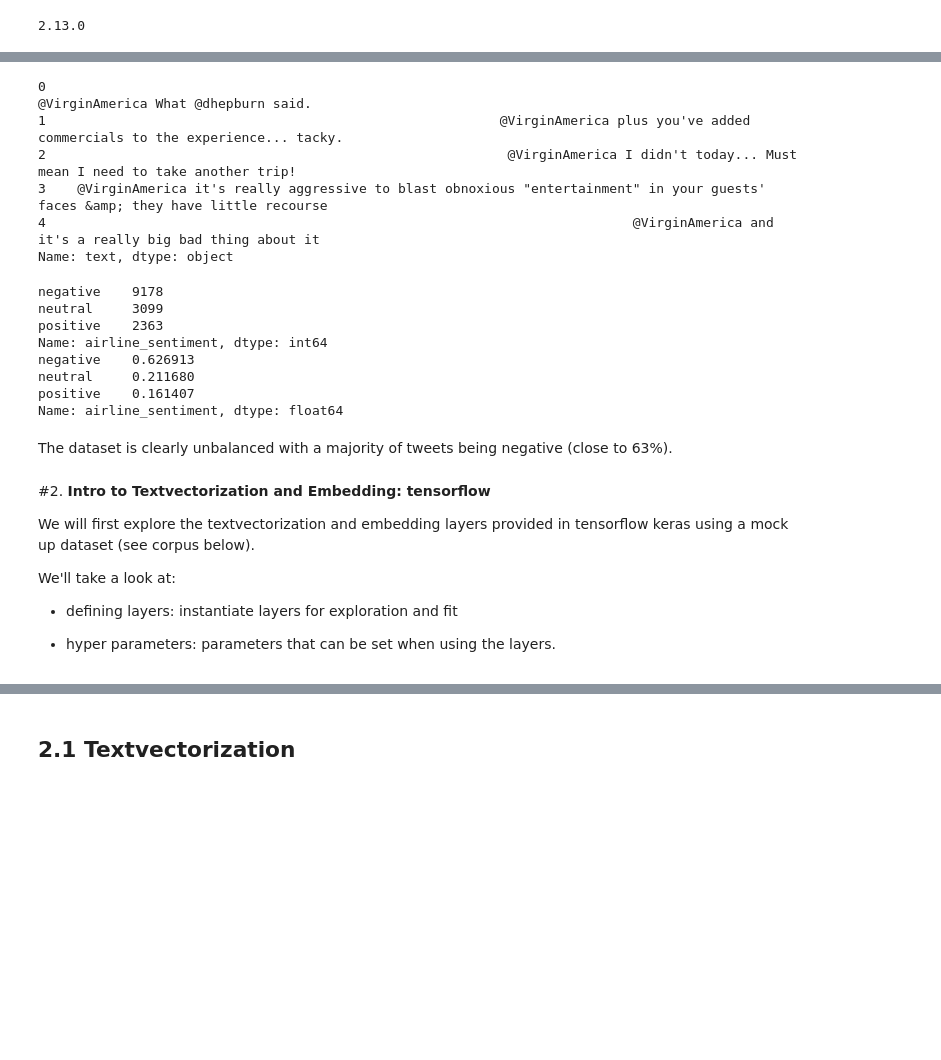
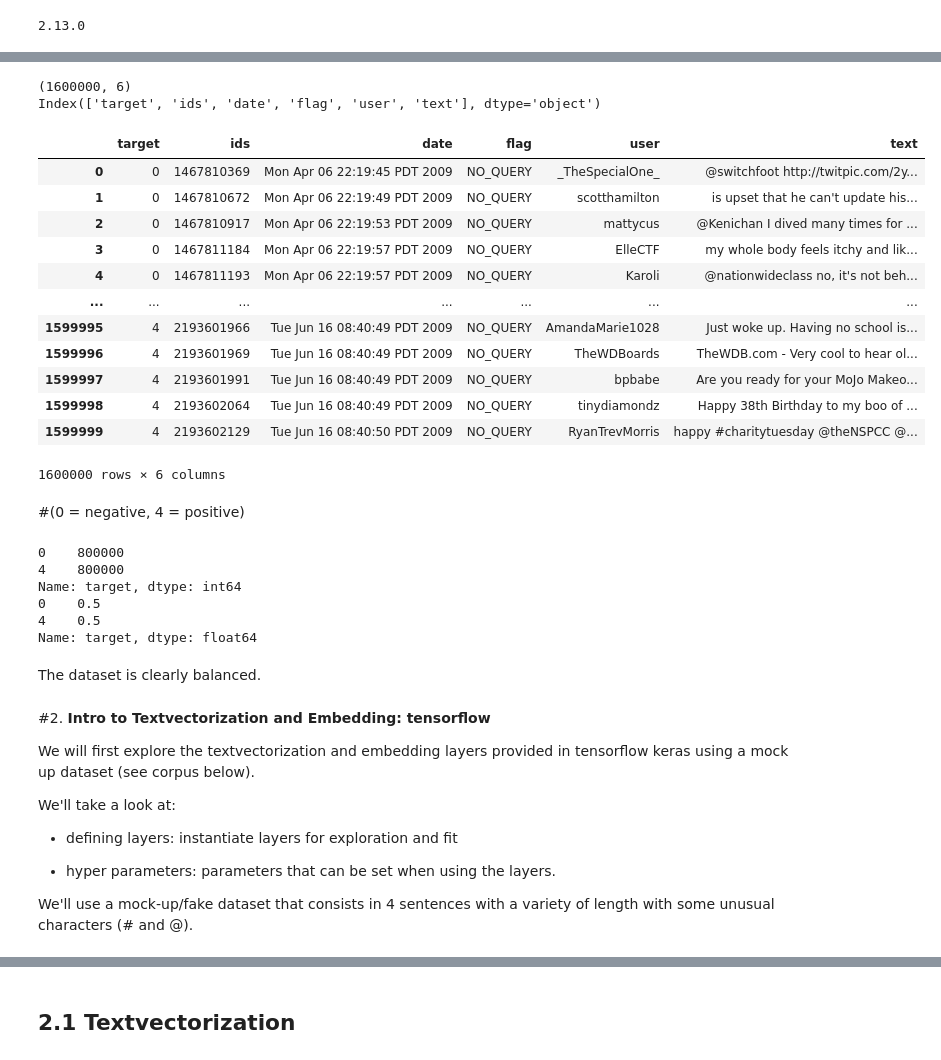
Before and after one commit to bparment1/deep-learning-nlp-intro, a Jupyter notebook: DNN_and_embedding_NLP_deep_learning.ipynb, the cells around one changed output, grey strips where cells are left out. Cells and saved outputs as stored; diff of their text form; code cells hidden in the pictures; blank space fills up the shorter version.

Commit message:
training models adding callback

```diff
--- a/DNN_and_embedding_NLP_deep_learning.ipynb
+++ b/DNN_and_embedding_NLP_deep_learning.ipynb
@@ -275,11 +275,14 @@ It is good practice to set all parameters and input arguments at the beginning o
 in_dir = '/content/gdrive/MyDrive/Colab Notebooks/deep-learning-nlp-intro/DNN_and_embedding_nlp/data'
 out_dir = '/content/gdrive/MyDrive/Colab Notebooks/deep-learning-nlp-intro/DNN_and_embedding_nlp/'
 
-in_filename = 'Tweets.csv'
-out_suffix = 'DNN_embedding_nlp_2024-01-29'
+#in_filename = 'Tweets.csv'
+in_filename = 'training.1600000.processed.noemoticon.csv'
+in_filename_cleaned = 'df_tweets_sentiment140_cleaned.csv'
+out_suffix = 'DNN_embedding_nlp_2024-03-06'
 test_proportion = 0.2
 random_seed= 42
 create_out_dir = True
+run_preprocess = False
 
 #ARG 7
 ## Input data
@@ -294,6 +297,7 @@ model_path = None
 #ARG 10
 epoch_val = 100
 #ARG 11
+run_preprocess = False
 # %%
 ################# START SCRIPT ###############################
 
@@ -394,26 +372,50 @@ Index(['tweet_id', 'airline_sentiment', 'airline_sentiment_confidence',
-# %%
-print(df['text'].head())
-# %% [output]
-0                                                                                               @VirginAmerica What @dhepburn said.
-1                                                          @VirginAmerica plus you've added commercials to the experience... tacky.
-2                                                           @VirginAmerica I didn't today... Must mean I need to take another trip!
-3    @VirginAmerica it's really aggressive to blast obnoxious "entertainment" in your guests' faces &amp; they have little recourse
-4                                                                           @VirginAmerica and it's a really big bad thing about it
-Name: text, dtype: object
+# %%
+#https://www.kaggle.com/datasets/kazanova/sentiment140/code
+#df = pd.read_csv(os.path.join(in_dir,in_filename),encoding='latin-1')
+df = pd.read_csv(os.path.join(in_dir,in_filename),header=None,encoding='latin-1')
+
+#target: the polarity of the tweet (0 = negative, 2 = neutral, 4 = positive)
+#ids: The id of the tweet ( 2087)
+#date: the date of the tweet (Sat May 16 23:58:44 UTC 2009)
+#flag: The query (lyx). If there is no query, then this value is NO_QUERY.
+#user: the user that tweeted (robotickilldozr)
+#text: the text of the tweet (Lyx is cool)
+
+column_names = ['target','ids','date','flag','user','text']
+df.columns = column_names
+print(df.shape)
+print(df.columns)
+df
+# %% [output]
+(1600000, 6)
+Index(['target', 'ids', 'date', 'flag', 'user', 'text'], dtype='object')
+|  | target | ids | date | flag | user | text |
+| 0 | 0 | 1467810369 | Mon Apr 06 22:19:45 PDT 2009 | NO_QUERY | _TheSpecialOne_ | @switchfoot http://twitpic.com/2y... |
+| 1 | 0 | 1467810672 | Mon Apr 06 22:19:49 PDT 2009 | NO_QUERY | scotthamilton | is upset that he can't update his... |
+| 2 | 0 | 1467810917 | Mon Apr 06 22:19:53 PDT 2009 | NO_QUERY | mattycus | @Kenichan I dived many times for ... |
+| 3 | 0 | 1467811184 | Mon Apr 06 22:19:57 PDT 2009 | NO_QUERY | ElleCTF | my whole body feels itchy and lik... |
+| 4 | 0 | 1467811193 | Mon Apr 06 22:19:57 PDT 2009 | NO_QUERY | Karoli | @nationwideclass no, it's not beh... |
+| ... | ... | ... | ... | ... | ... | ... |
+| 1599995 | 4 | 2193601966 | Tue Jun 16 08:40:49 PDT 2009 | NO_QUERY | AmandaMarie1028 | Just woke up. Having no school is... |
+| 1599996 | 4 | 2193601969 | Tue Jun 16 08:40:49 PDT 2009 | NO_QUERY | TheWDBoards | TheWDB.com - Very cool to hear ol... |
+| 1599997 | 4 | 2193601991 | Tue Jun 16 08:40:49 PDT 2009 | NO_QUERY | bpbabe | Are you ready for your MoJo Makeo... |
+| 1599998 | 4 | 2193602064 | Tue Jun 16 08:40:49 PDT 2009 | NO_QUERY | tinydiamondz | Happy 38th Birthday to my boo of ... |
+| 1599999 | 4 | 2193602129 | Tue Jun 16 08:40:50 PDT 2009 | NO_QUERY | RyanTrevMorris | happy #charitytuesday @theNSPCC @... |
+1600000 rows × 6 columns
+# %% [markdown]
+ #(0 = negative, 4 = positive)
 # %%
-print(df['airline_sentiment'].value_counts())
-print(df['airline_sentiment'].value_counts(normalize=True))
+print(df['target'].value_counts())
+print(df['target'].value_counts(normalize=True))
 # %% [output]
-negative    9178
-neutral     3099
-positive    2363
-Name: airline_sentiment, dtype: int64
-negative    0.626913
-neutral     0.211680
-positive    0.161407
-Name: airline_sentiment, dtype: float64
+0    800000
+4    800000
+Name: target, dtype: int64
+0    0.5
+4    0.5
+Name: target, dtype: float64
-# %% [markdown]
-The dataset is clearly unbalanced with a majority of tweets being negative (close to 63%).
+# %% [markdown]
+The dataset is clearly balanced.
 # %% [markdown]
 #2. **Intro to Textvectorization and Embedding: tensorflow**
 
@@ -424,6 +426,8 @@ We'll take a look at:
 - defining layers: instantiate layers for exploration and fit
 
 - hyper parameters: parameters that can be set when using the layers.
+
+We'll use a mock-up/fake dataset that consists in 4 sentences with a variety of length with some unusual characters (# and @).
 # %%
 corpus = [
 'Food service was slow and the food was bad and late.',
```
Also changed, not shown: parts of 69 cells of this notebook.
